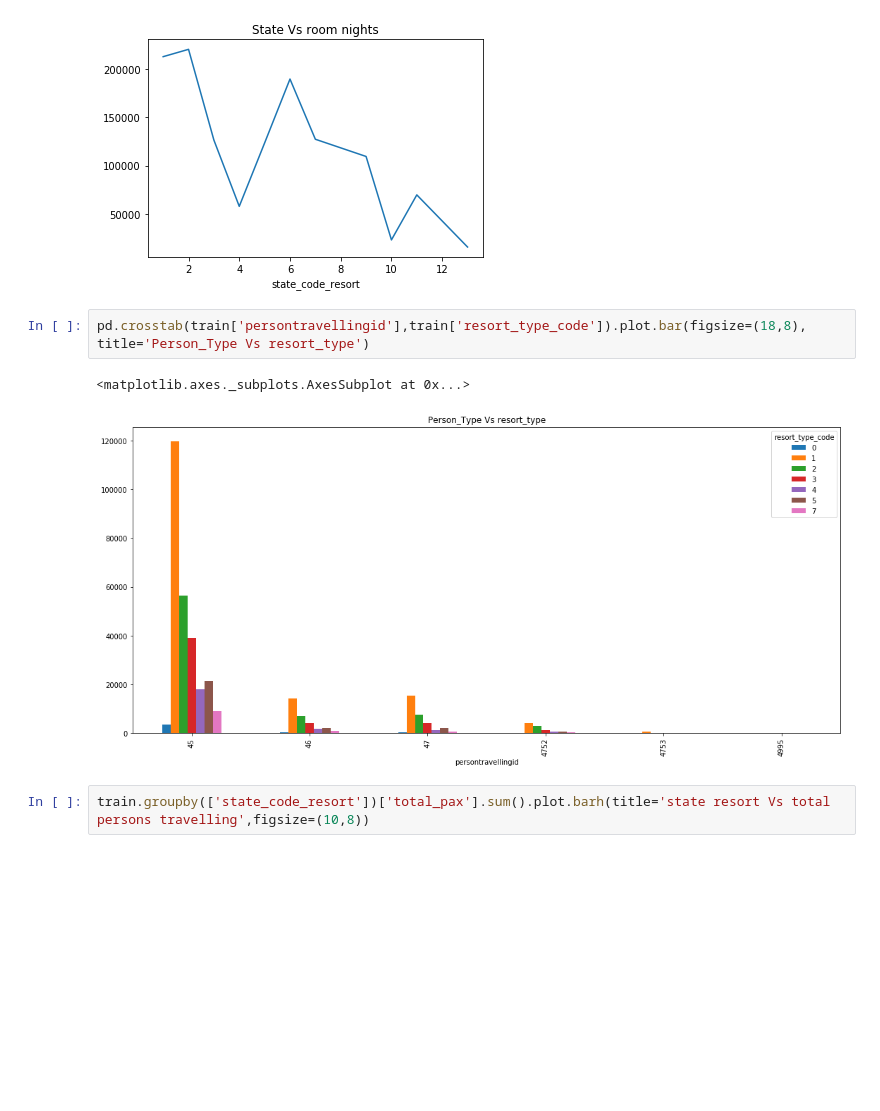
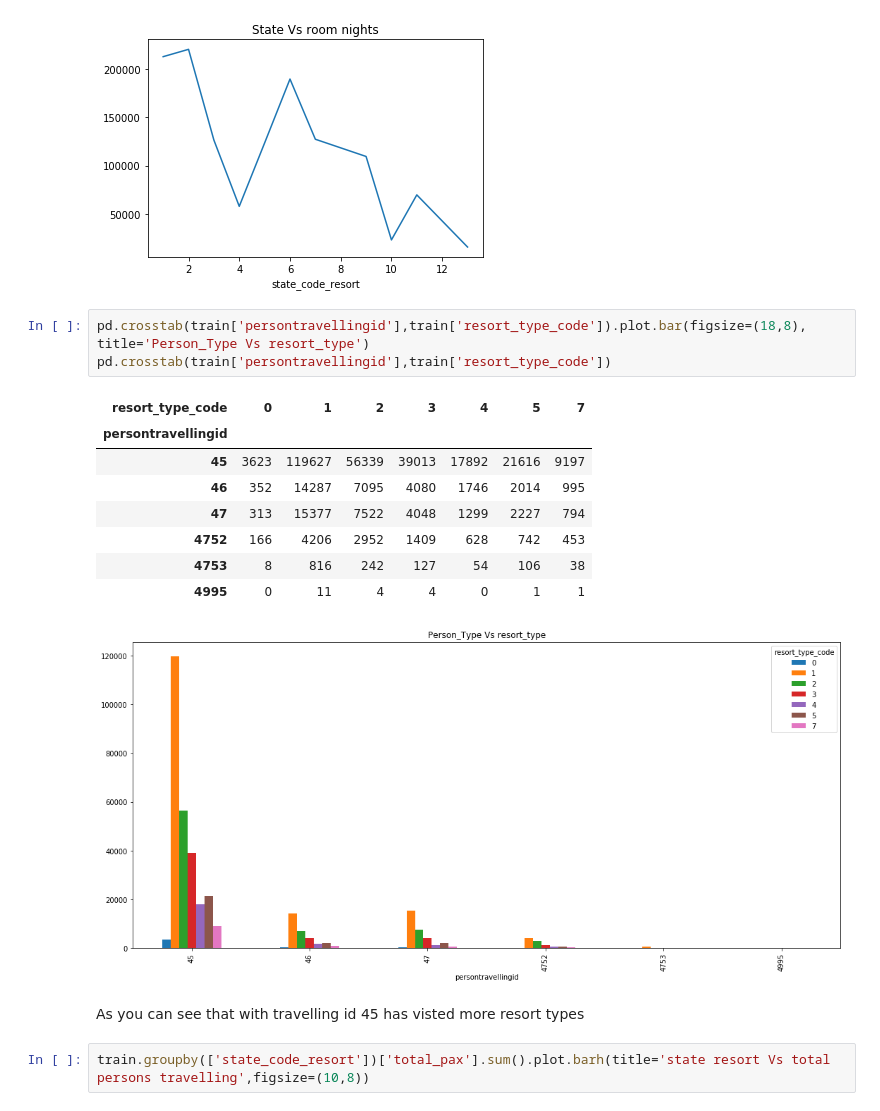
Before and after one commit to adinarayanaPalvadi/club_mahindra_dataOlympics, a Jupyter notebook: club_mahindras_dataOlympics.ipynb, the cells around one changed output. Cells and saved outputs as stored; diff of their text form; blank space fills up the shorter version.

```diff
--- a/club_mahindras_dataOlympics.ipynb
+++ b/club_mahindras_dataOlympics.ipynb
@@ -147,9 +159,19 @@ train.groupby(['state_code_resort'])['roomnights'].sum().plot(title='State Vs ro
 [figure]
 # %%
 pd.crosstab(train['persontravellingid'],train['resort_type_code']).plot.bar(figsize=(18,8), title='Person_Type Vs resort_type')
+pd.crosstab(train['persontravellingid'],train['resort_type_code'])
 # %% [output]
-<matplotlib.axes._subplots.AxesSubplot at 0x...>
+| resort_type_code | 0 | 1 | 2 | 3 | 4 | 5 | 7 |
+| persontravellingid |  |  |  |  |  |  |  |
+| 45 | 3623 | 119627 | 56339 | 39013 | 17892 | 21616 | 9197 |
+| 46 | 352 | 14287 | 7095 | 4080 | 1746 | 2014 | 995 |
+| 47 | 313 | 15377 | 7522 | 4048 | 1299 | 2227 | 794 |
+| 4752 | 166 | 4206 | 2952 | 1409 | 628 | 742 | 453 |
+| 4753 | 8 | 816 | 242 | 127 | 54 | 106 | 38 |
+| 4995 | 0 | 11 | 4 | 4 | 0 | 1 | 1 |
 [figure]
+# %% [markdown]
+As you can see that with travelling id 45 has visted more resort types
 # %%
 train.groupby(['state_code_resort'])['total_pax'].sum().plot.barh(title='state resort Vs total persons travelling',figsize=(10,8))
 # %% [output]
```
Also changed, not shown: parts of 21 cells of this notebook.
